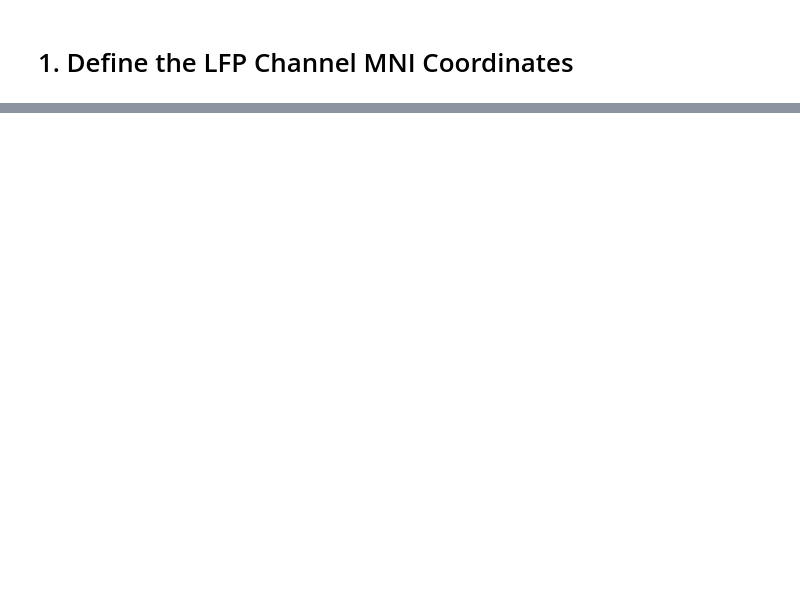
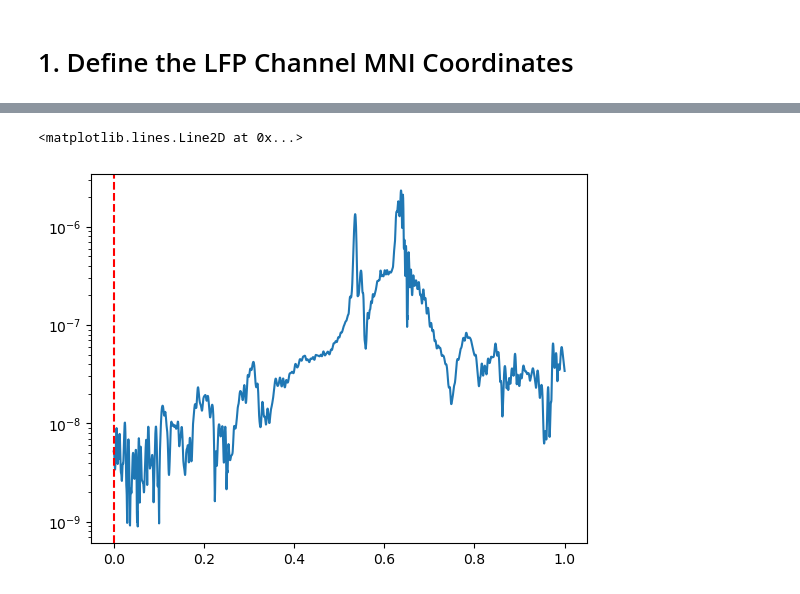
Before and after one commit to FilippoHei/PD-Dyskinesia-Electrophysiology, a Jupyter notebook: 1.5 LFP Channel MNI Coordinates Assignment.ipynb, the cells around one changed output, grey strips where cells are left out. Saved outputs shown, nothing was run; the diff lists cells and outputs as text; code cells hidden in the pictures; blank space fills up the shorter version.

```diff
--- a/1.5 LFP Channel MNI Coordinates Assignment.ipynb
+++ b/1.5 LFP Channel MNI Coordinates Assignment.ipynb
@@ -111,3 +111,10 @@ MNI_LFP_channels.drop_duplicates(inplace=True)
 MNI_LFP_channels.loc[MNI_LFP_channels['hemisphere'] == 'left', 'x'] = -MNI_LFP_channels.loc[MNI_LFP_channels['hemisphere'] == 'left', 'x']
 MNI_LFP_channels = utils_plotting_stn.nuclei_in_out(STN_mesh["right_hemisphere"], MNI_LFP_channels)
 MNI_LFP_channels.to_pickle(DATA_IO.path_coordinates + "MNI_LFP_motor_channels.pkl")
+# %%
+import pandas as pd
+
+loadFile = r"c:\Users\filip\Charité - Universitätsmedizin Berlin\Habets, Jeroen - LID_single_movements\data\events\ACCELEROMETER_RECORDINGS.pkl"
+
+df = pd.read_pickle(loadFile)
+df.head(10)
@@ -113,0 +133,16 @@ MNI_LFP_channels.to_pickle(DATA_IO.path_coordinates + "MNI_LFP_motor_channels.pk
+# %%
+import numpy as np
+
+# get the pre-event values (list) and convert to a pandas Series for plotting
+fs = 2048
+preEventvals = df.iloc[3].event_onset_aligned
+xvals = np.linspace(0, len(df.iloc[3].event_onset_aligned)/fs, num=len(df.iloc[3].event_onset_aligned))
+pre_series = pd.Series(preEventvals)
+
+# plot the series
+plt.plot(xvals, pre_series)
+plt.yscale('log')
+plt.axvline(x=0, color='r', linestyle='--')
+# %% [output]
+<matplotlib.lines.Line2D at 0x...>
+[figure, added]
```
Also changed, not shown: parts of 1 cell of this notebook, 13 other files.
